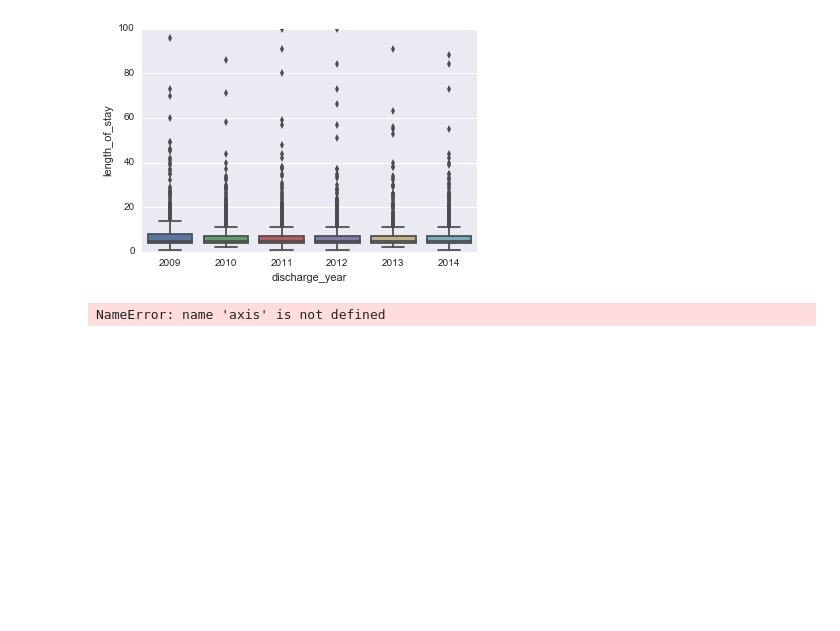
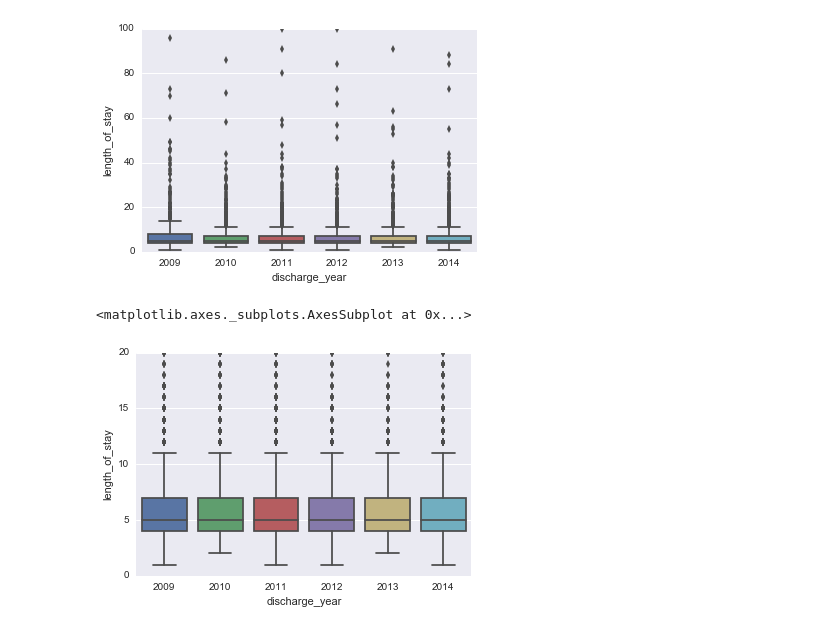
Before and after one commit to jhajagos/health-open-data-workshop, a Jupyter notebook: SPARCS Kidney Transplants multiple years 2009-2014.ipynb, the cells around one changed output. Cells and saved outputs as stored; diff of their text form; code cells hidden in the pictures; blank space fills up the shorter version.

```diff
--- a/SPARCS Kidney Transplants multiple years 2009-2014.ipynb
+++ b/SPARCS Kidney Transplants multiple years 2009-2014.ipynb
@@ -177,7 +177,8 @@ sb.boxplot(y="length_of_stay", x="discharge_year", data=kidney_cy_09_14)
 # %% [output]
 <matplotlib.axes._subplots.AxesSubplot at 0x...>
 [figure]
-# %%
-axis
-# %% [output]
-NameError: name 'axis' is not defined
+# %%
+sb.boxplot(y="length_of_stay", x="discharge_year", data=kidney_cy_09_14[kidney_cy_09_14["length_of_stay"] <= 20])
+# %% [output]
+<matplotlib.axes._subplots.AxesSubplot at 0x...>
+[figure, added]
```
Also changed, not shown: parts of 2 cells of this notebook, 2 other files.
